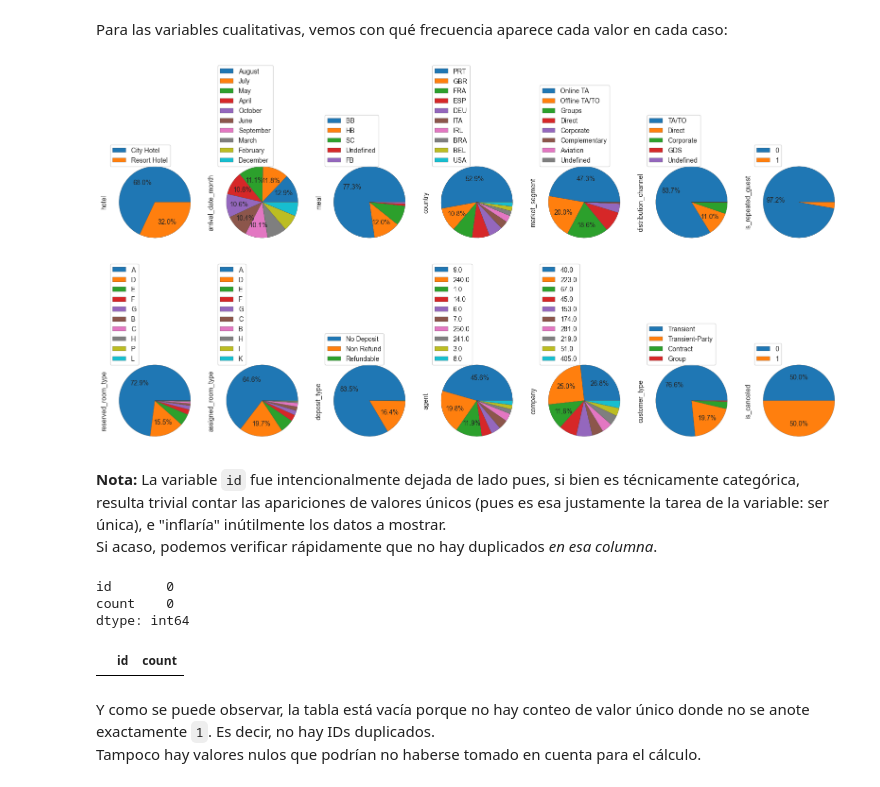
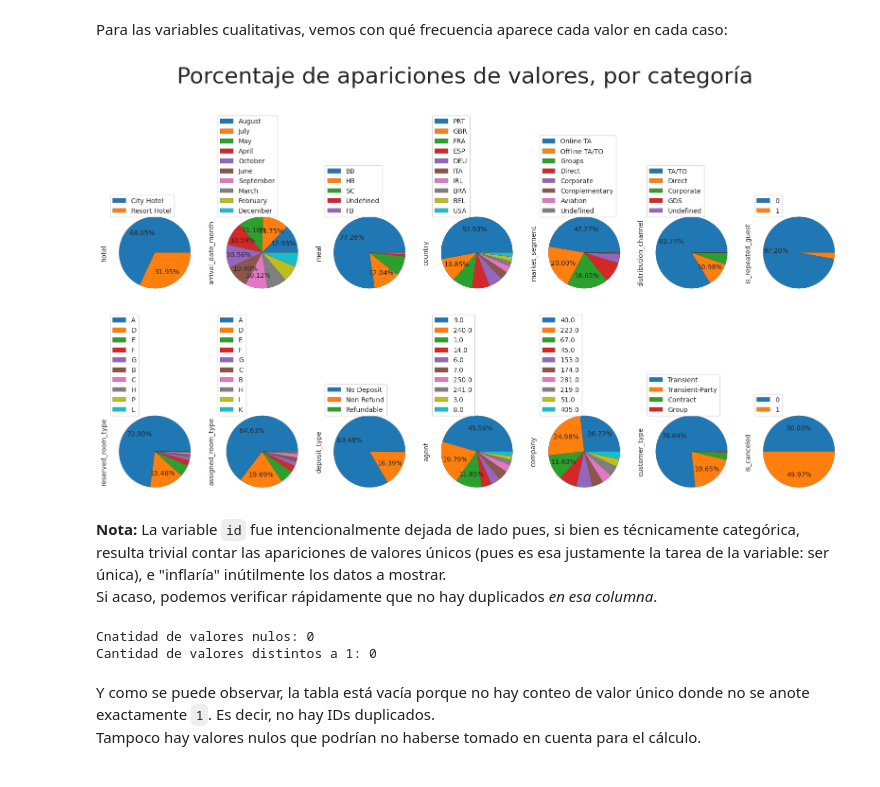
Before and after one commit to NLGS2907/7506R-2C2023-GRUPO03, a Jupyter notebook: TPs/TP1/7506R_TP1_GRUPO03_CHP1_ENTREGA.ipynb, the cells around one changed output. Saved outputs shown, nothing was run; the diff lists cells and outputs as text; code cells hidden in the pictures.

Commit message:
notebook casi lista
Faltan gráficos todavía y algunas cositas de valores atípicos

```diff
--- a/TPs/TP1/7506R_TP1_GRUPO03_CHP1_ENTREGA.ipynb
+++ b/TPs/TP1/7506R_TP1_GRUPO03_CHP1_ENTREGA.ipynb
@@ -50,0 +66,8 @@ df_trabajo.head()
+# %%
+# nos apoyamos en nuestra copia del dataset, subido al repositorio
+original = pd.read_csv("https://raw.githubusercontent.com/NLGS2907/7506R-2C2023-GRUPO03/master/TPs/TP1/Datasets/hotels_train.csv")
+df_trabajo = original.copy()
+display(df_trabajo.head())
+
+filas, columnas = df_trabajo.shape
+print(f"El DataFrame, en su totalidad, tiene {filas} filas y {columnas} columnas.")
@@ -184,39 +216,38 @@ Para las variables cualitativas, vemos con qué frecuencia aparece cada valor en
 # %%
 variables_categoricas = ["hotel", "arrival_date_month", "meal", "country", "market_segment", "distribution_channel",
                          "is_repeated_guest", "reserved_room_type", "assigned_room_type", "deposit_type", "agent",
                          "company", "customer_type", "is_canceled"]
 limite_valores = 10
 limite_porcentaje = 10.0
 
 fig, axes = plt.subplots(nrows=2, ncols=7)
 fig.set(figheight=10, figwidth=20) # en pulgadas
+fig.suptitle("Porcentaje de apariciones de valores, por categoría", y=1.1, fontsize=34)
 
 for i, categoria in enumerate(variables_categoricas):
     cuenta = df_trabajo[categoria].value_counts().to_frame()
     if len(cuenta) > limite_valores:
         cuenta = cuenta.head(limite_valores)
 
     ax = cuenta.plot.pie(subplots=True, ylabel=categoria,
-                         autopct=(lambda pct: "%1.1f%%" % pct if pct >= limite_porcentaje else ""), # No mostrar porcentajes menores a 10%
+                         autopct=(lambda pct: "%1.2f%%" % pct if pct >= limite_porcentaje else ""), # No mostrar porcentajes menores a 10%
                          pctdistance=0.65,
                          wedgeprops={"edgecolor": "#3c3c3c", "linewidth": 0.25},
                          legend=True, labeldistance=None,
                          ax=axes.flat[i])
     ax[0].legend(loc=(0, 0.9)) # 'ax' es, en realidad, un array de un sólo elemento: el 'Axes'
 # %% [output]
-[figure, old version]
+[figure, new version]
 # %% [markdown]
 **Nota:** La variable `id` fue intencionalmente dejada de lado pues, si bien es técnicamente categórica, resulta trivial contar las apariciones de valores únicos (pues es esa justamente la tarea de la variable: ser única), e "inflaría" inútilmente los datos a mostrar. <br/>
 Si acaso, podemos verificar rápidamente que no hay duplicados *en esa columna*.
 # %%
-ids = df_trabajo["id"].value_counts().reset_index()
-display(ids.isna().sum())
-ids[ids["count"] != 1]
+ids = df_trabajo["id"].value_counts().to_frame().iloc[:, 0]
+print(f"Cnatidad de valores nulos: {ids.isna().sum()}")
+print(f"Cantidad de valores distintos a 1: {(ids != 1).sum()}")
 # %% [output]
-id       0
-count    0
-dtype: int64
+Cnatidad de valores nulos: 0
+Cantidad de valores distintos a 1: 0
-|  | id | count |
 # %% [markdown]
 Y como se puede observar, la tabla está vacía porque no hay conteo de valor único donde no se anote exactamente `1`. Es decir, no hay IDs duplicados. <br/>
 Tampoco hay valores nulos que podrían no haberse tomado en cuenta para el cálculo.
```
Also changed, not shown: parts of 36 cells of this notebook, 1 other file.
